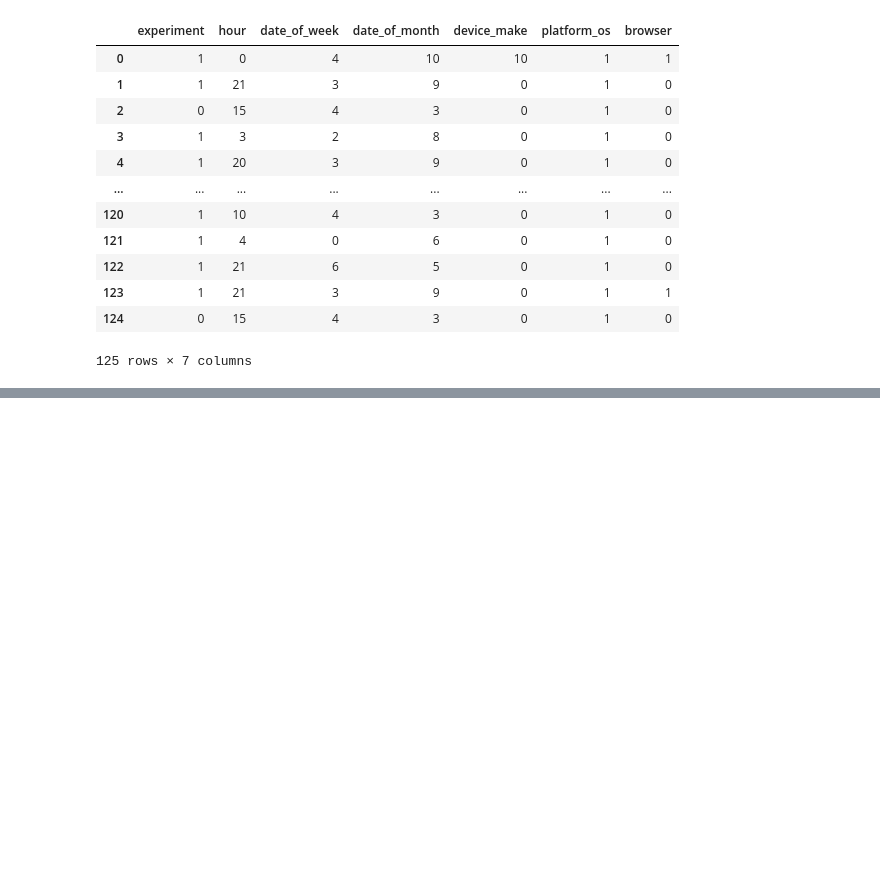
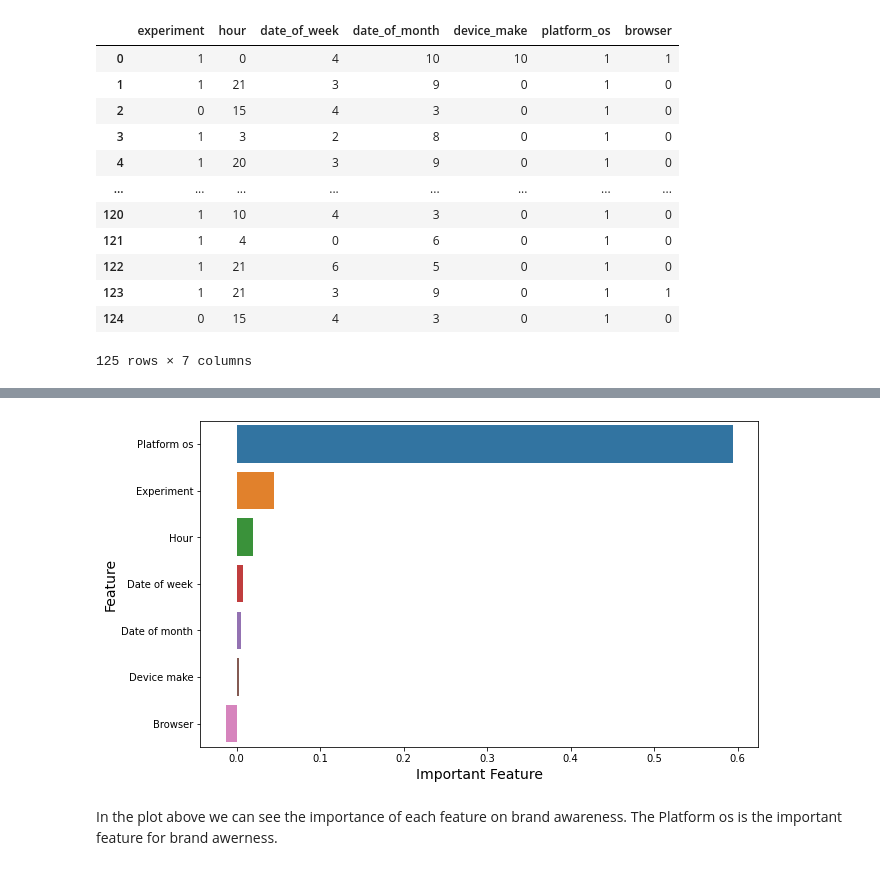
Before and after one commit to Samrawit02/abtest-mlops, a Jupyter notebook: notebooks/ml_AB_testing..ipynb, the cells around one changed output, grey strips where cells are left out. Cells and saved outputs as stored; diff of their text form; code cells hidden in the pictures; blank space fills up the shorter version.

```diff
--- a/notebooks/ml_AB_testing..ipynb
+++ b/notebooks/ml_AB_testing..ipynb
@@ -95,0 +87,6 @@ FileNotFoundError: [Errno 2] No such file or directory: '../models/logistic_mode
+# %%
+imp_featur = pd.DataFrame({"Important Feature":model.coef_[0]})
+imp_featur['Feature'] = feature_columns
+imp_featur = imp_featur.set_index('Feature')
+imp_featur = imp_featur.sort_values(by=['Important Feature'], ascending=False)
+imp_featur
@@ -95,0 +103,11 @@ FileNotFoundError: [Errno 2] No such file or directory: '../models/logistic_mode
+# %%
+plt.figure(figsize=(10, 6))
+ax = sns.barplot(x="Important Feature", y=imp_featur.index, data=imp_featur)
+plt.ylabel('Feature', fontsize=14)
+plt.xlabel('Important Feature', fontsize=14)
+plt.show()
+# %% [output]
+[figure, added]
+# %% [markdown]
+In the plot above we can see the importance of each feature on brand awareness.
+The Platform os is the important feature for brand awerness.
```
Also changed, not shown: parts of 9 cells of this notebook, 46 other files.
